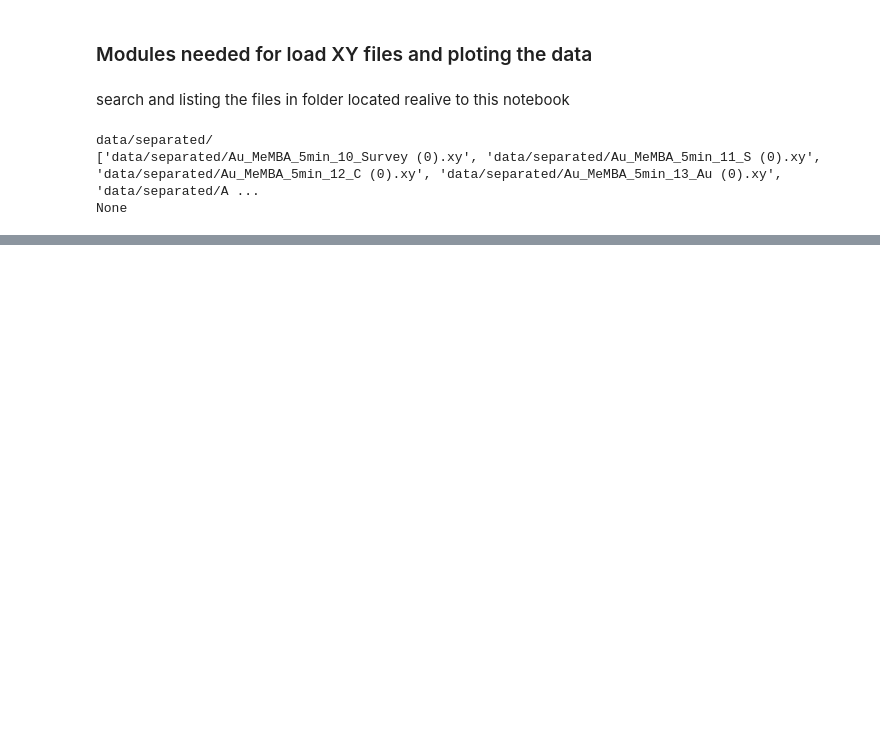
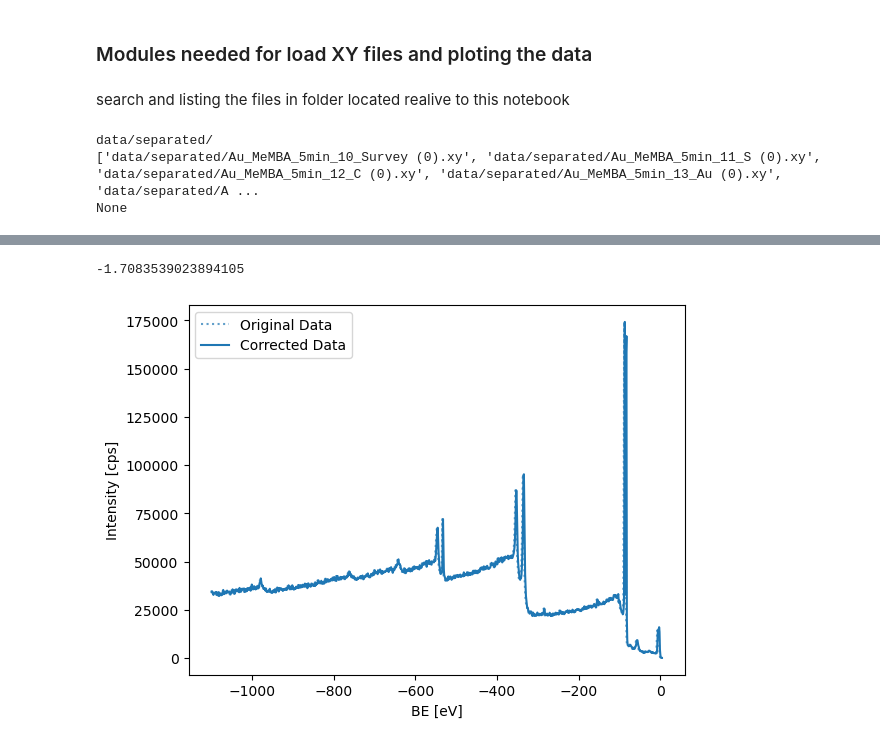
Before and after one commit to JulioAzcarate/pyFitXPS, a Jupyter notebook: examples/02_Fit_FermiEdge_and _correct_energy_scale.ipynb, the cells around one changed output, grey strips where cells are left out. Cells and saved outputs as stored; diff of their text form; code cells hidden in the pictures; blank space fills up the shorter version.

```diff
--- a/examples/02_Fit_FermiEdge_and _correct_energy_scale.ipynb
+++ b/examples/02_Fit_FermiEdge_and _correct_energy_scale.ipynb
@@ -96,0 +117,5 @@ Text(0, 0.5, 'Intensity [cps]')
+# %%
+fx.Energy_Corr_one_FL(survey,VB_0)
+# %% [output]
+-1.7083539023894105
+[figure, added]
```
Also changed, not shown: parts of 30 cells of this notebook.
